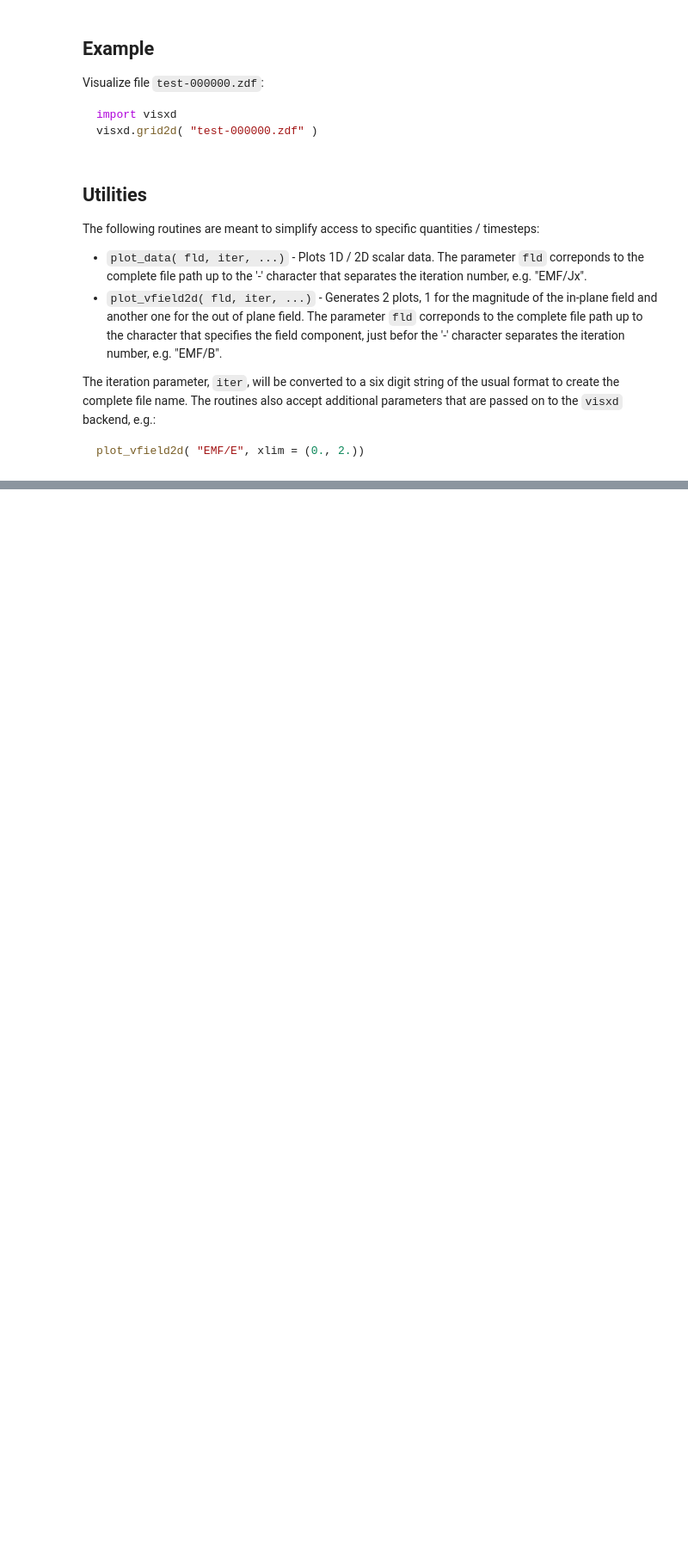
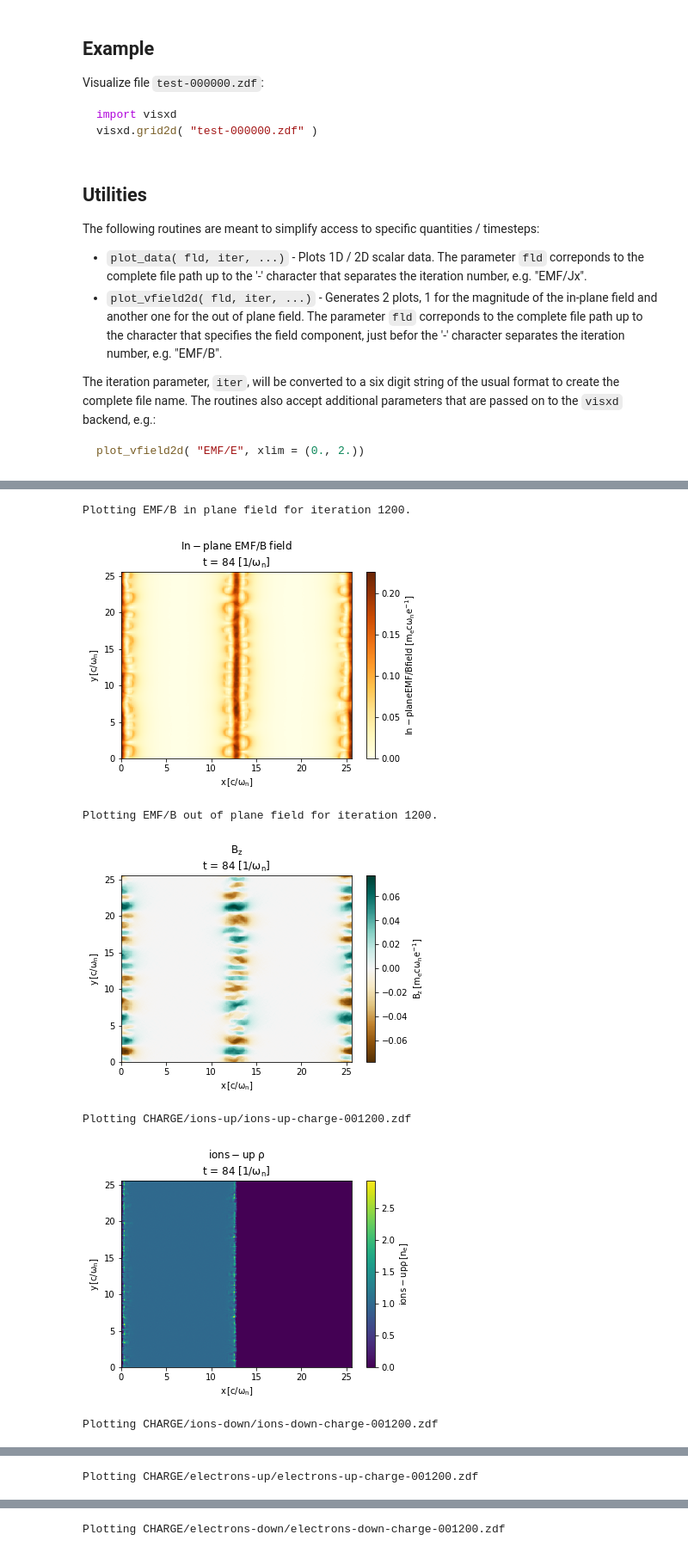
Before and after one commit to ricardo-fonseca/zpic-cuda, a Jupyter notebook: visXD demo.ipynb, the cells around one changed output, grey strips where cells are left out. Shown at 86% size. Cells and saved outputs as stored; diff of their text form; code cells hidden in the pictures; blank space fills up the shorter version.

```diff
--- a/visXD demo.ipynb
+++ b/visXD demo.ipynb
@@ -136,0 +50,18 @@ Plotting PHASESPACE/electrons/electrons-xux-001572.zdf
+# %%
+import visxd
+
+xlim = None
+iter = 1200
+visxd.plot_vfield2d("EMF/B", iter, xlim = xlim  )
+visxd.plot_data("CHARGE/ions-up/ions-up-charge", iter, xlim = xlim )
+visxd.plot_data("CHARGE/ions-down/ions-down-charge", iter, xlim = xlim )
+visxd.plot_data("CHARGE/electrons-up/electrons-up-charge", iter, xlim = xlim )
+visxd.plot_data("CHARGE/electrons-down/electrons-down-charge", iter, xlim = xlim )
+# %% [output]
+Plotting EMF/B in plane field for iteration 1200.
+[figure, added]
+Plotting EMF/B out of plane field for iteration 1200.
+[figure, added]
+Plotting CHARGE/ions-up/ions-up-charge-001200.zdf
+[figure, added]
+Plotting CHARGE/ions-down/ions-down-charge-001200.zdf
@@ -136,0 +69 @@ Plotting PHASESPACE/electrons/electrons-xux-001572.zdf
+Plotting CHARGE/electrons-up/electrons-up-charge-001200.zdf
@@ -136,0 +71 @@ Plotting PHASESPACE/electrons/electrons-xux-001572.zdf
+Plotting CHARGE/electrons-down/electrons-down-charge-001200.zdf
```
Also changed, not shown: parts of 13 cells of this notebook, 17 other files.
